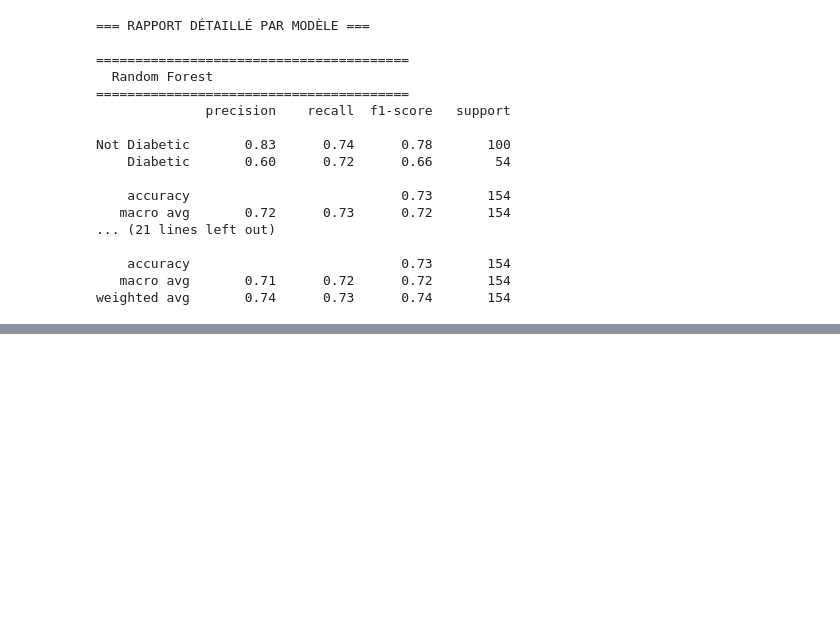
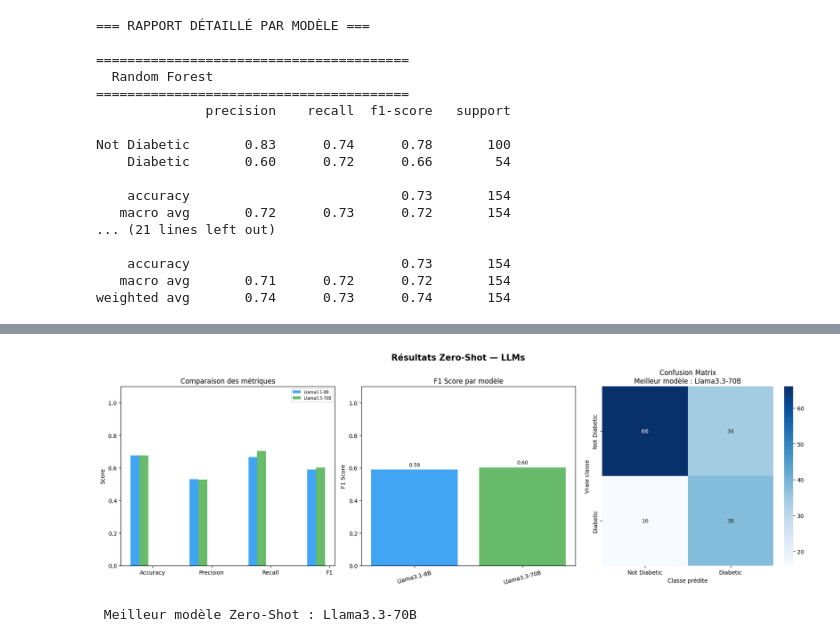
Before and after one commit to touXik/LLM-vs-ML-projet-nlp-, a Jupyter notebook: ML_vs_LLM.ipynb, the cells around one changed output, grey strips where cells are left out. Drawn from its saved outputs; the diff is of its cells as text; code cells hidden in the pictures; blank space fills up the shorter version.

```diff
--- a/ML_vs_LLM.ipynb
+++ b/ML_vs_LLM.ipynb
@@ -196,0 +214,4 @@ weighted avg       0.74      0.73      0.74       154
+# %%
+import pandas as pd
+
+data_zero_url = "https://raw.githubusercontent.com/touXik/LLM-vs-ML-projet-nlp-/main/data/test_zeroshot.csv"
@@ -196,0 +414,16 @@ weighted avg       0.74      0.73      0.74       154
+# %%
+# Voir les 10 premières prédictions
+print("=== ÉCHANTILLON DES PRÉDICTIONS ===\n")
+print(f"{'Patient':<10} {'Vraie réponse':<20} {'Llama3.1-8B':<20} {'Llama3.3-70B':<20}")
+print("-" * 70)
+
+for i in range(10):
+    vrai = "diabetic" if test["label"].iloc[i] == 1 else "not diabetic"
+    pred_8b  = "diabetic" if llm_predictions["Llama3.1-8B"][i] == 1 else "not diabetic" if llm_predictions["Llama3.1-8B"][i] == 0 else "❓ inconnu"
+    pred_70b = "diabetic" if llm_predictions["Llama3.3-70B"][i] == 1 else "not diabetic" if llm_predictions["Llama3.3-70B"][i] == 0 else "❓ inconnu"
+
+    # Indicateur correct/incorrect
+    ok_8b  = "True" if llm_predictions["Llama3.1-8B"][i] == test["label"].iloc[i] else "False"
+    ok_70b = "True" if llm_predictions["Llama3.3-70B"][i] == test["label"].iloc[i] else "False"
+
+    print(f"{i:<10} {vrai:<20} {ok_8b} {pred_8b:<18} {ok_70b} {pred_70b:<18}")
@@ -196,0 +495,57 @@ weighted avg       0.74      0.73      0.74       154
+# %%
+import matplotlib.pyplot as plt
+import seaborn as sns
+import numpy as np
+
+fig, axes = plt.subplots(1, 3, figsize=(18, 6))
+fig.suptitle("Résultats Zero-Shot — LLMs", fontsize=15, fontweight='bold')
+
+model_names = list(llm_results.keys())
+colors = ['#2196F3', '#4CAF50', '#FF5722', '#9C27B0', '#FF9800']
+metrics = ["Accuracy", "Precision", "Recall", "F1"]
+
+# ── Graphique 1 : Comparaison métriques ──
+ax1 = axes[0]
+x = np.arange(len(metrics))
+width = 0.15
+for i, (name, color) in enumerate(zip(model_names, colors)):
+    vals = [llm_results[name][m] for m in metrics]
+    ax1.bar(x + i * width, vals, width, label=name, color=color, alpha=0.85)
+ax1.set_xticks(x + width * 2)
+ax1.set_xticklabels(metrics)
+ax1.set_ylim(0, 1.1)
+ax1.set_title("Comparaison des métriques")
+ax1.legend(fontsize=7)
+ax1.set_ylabel("Score")
+
+# ── Graphique 2 : F1 Score comparaison ──
+ax2 = axes[1]
+f1_scores = [llm_results[n]["F1"] for n in model_names]
+bars = ax2.bar(model_names, f1_scores, color=colors[:len(model_names)], alpha=0.85)
+ax2.set_ylim(0, 1.1)
+ax2.set_title("F1 Score par modèle")
+ax2.set_ylabel("F1 Score")
+for bar, val in zip(bars, f1_scores):
+    ax2.text(bar.get_x() + bar.get_width()/2, bar.get_height() + 0.02,
+             f"{val:.2f}", ha='center', fontsize=9)
+plt.setp(ax2.xaxis.get_majorticklabels(), rotation=15)
+
+# ── Graphique 3 : Matrice confusion meilleur modèle ──
+ax3 = axes[2]
+best_model = max(llm_results, key=lambda n: llm_results[n]["F1"])
+cm = confusion_matrix(llm_results[best_model]["y_true"],
+                      llm_results[best_model]["y_pred"])
+sns.heatmap(cm, annot=True, fmt='d', cmap='Blues', ax=ax3,
+            xticklabels=["Not Diabetic", "Diabetic"],
+            yticklabels=["Not Diabetic", "Diabetic"])
+ax3.set_title(f"Confusion Matrix\nMeilleur modèle : {best_model}")
+ax3.set_ylabel("Vraie classe")
+ax3.set_xlabel("Classe prédite")
+
+plt.tight_layout()
+plt.savefig("resultats_zeroshot.png", dpi=150, bbox_inches='tight')
+plt.show()
+print(f"\n Meilleur modèle Zero-Shot : {best_model}")
+# %% [output]
+[figure, added]
+ Meilleur modèle Zero-Shot : Llama3.3-70B
```
Also changed, not shown: parts of 13 cells of this notebook.
